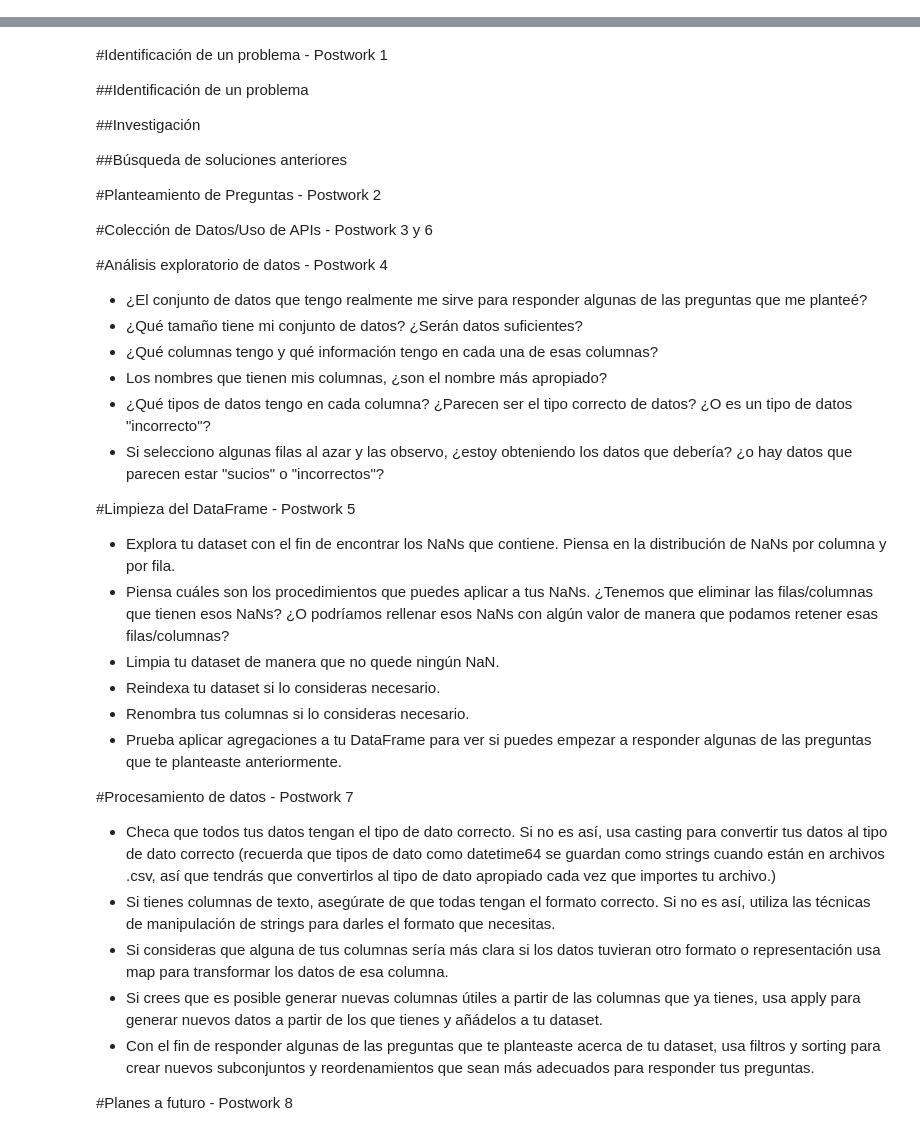
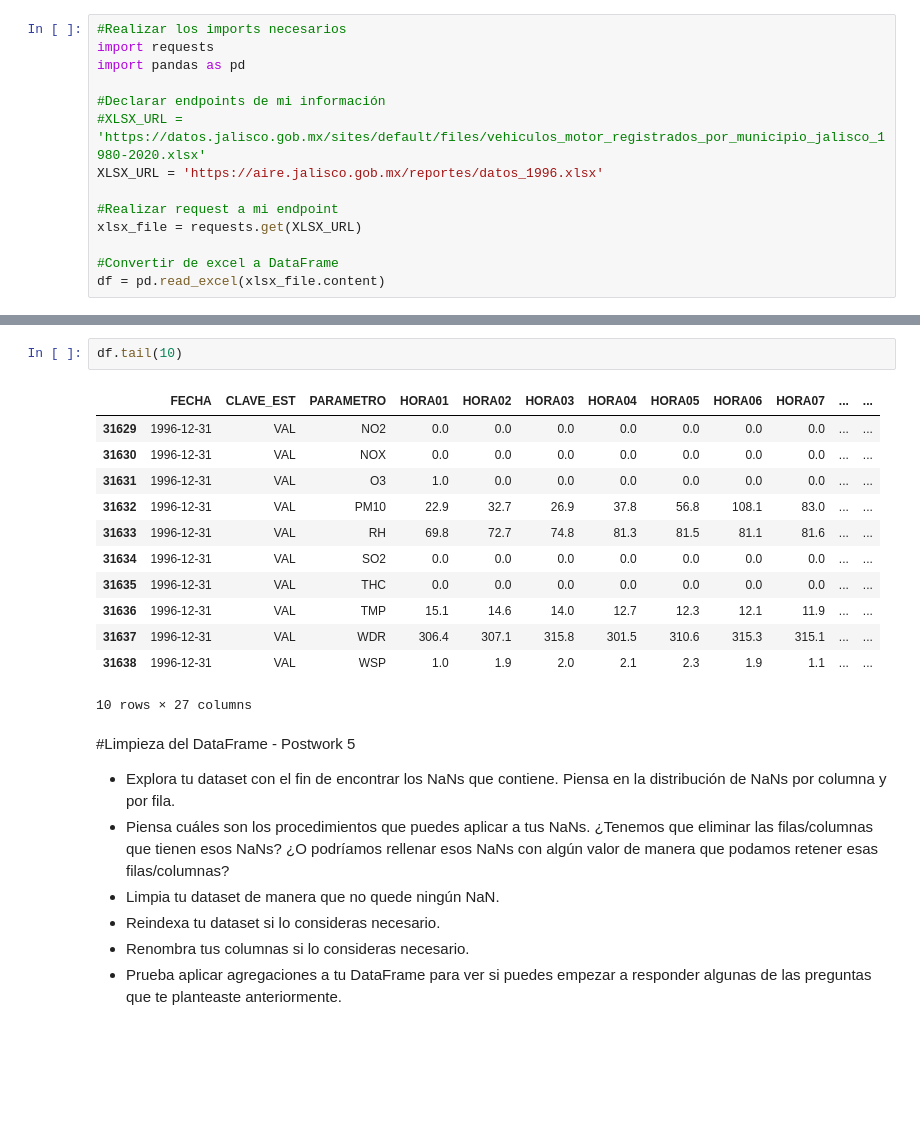
Before and after one commit to JuanMaLR/bedu-equipo4-dataScience-P-FP, a Jupyter notebook: FinalProject.ipynb, the cells around one changed output, grey strips where cells are left out. Drawn from its saved outputs; the diff is of its cells as text; blank space fills up the shorter version.

```diff
--- a/FinalProject.ipynb
+++ b/FinalProject.ipynb
@@ -2,0 +31,14 @@
+# %%
+#Realizar los imports necesarios
+import requests
+import pandas as pd
+
+#Declarar endpoints de mi información
+#XLSX_URL = 'https://datos.jalisco.gob.mx/sites/default/files/vehiculos_motor_registrados_por_municipio_jalisco_1980-2020.xlsx'
+XLSX_URL = 'https://aire.jalisco.gob.mx/reportes/datos_1996.xlsx'
+
+#Realizar request a mi endpoint
+xlsx_file = requests.get(XLSX_URL)
+
+#Convertir de excel a DataFrame
+df = pd.read_excel(xlsx_file.content)
@@ -3,34 +121,19 @@
+# %%
+df.tail(10)
+# %% [output]
+|  | FECHA | CLAVE_EST | PARAMETRO | HORA01 | HORA02 | HORA03 | HORA04 | HORA05 | HORA06 | HORA07 | ... | ... |
+| 31629 | 1996-12-31 | VAL | NO2 | 0.0 | 0.0 | 0.0 | 0.0 | 0.0 | 0.0 | 0.0 | ... | ... |
+| 31630 | 1996-12-31 | VAL | NOX | 0.0 | 0.0 | 0.0 | 0.0 | 0.0 | 0.0 | 0.0 | ... | ... |
+| 31631 | 1996-12-31 | VAL | O3 | 1.0 | 0.0 | 0.0 | 0.0 | 0.0 | 0.0 | 0.0 | ... | ... |
+| 31632 | 1996-12-31 | VAL | PM10 | 22.9 | 32.7 | 26.9 | 37.8 | 56.8 | 108.1 | 83.0 | ... | ... |
+| 31633 | 1996-12-31 | VAL | RH | 69.8 | 72.7 | 74.8 | 81.3 | 81.5 | 81.1 | 81.6 | ... | ... |
+| 31634 | 1996-12-31 | VAL | SO2 | 0.0 | 0.0 | 0.0 | 0.0 | 0.0 | 0.0 | 0.0 | ... | ... |
+| 31635 | 1996-12-31 | VAL | THC | 0.0 | 0.0 | 0.0 | 0.0 | 0.0 | 0.0 | 0.0 | ... | ... |
+| 31636 | 1996-12-31 | VAL | TMP | 15.1 | 14.6 | 14.0 | 12.7 | 12.3 | 12.1 | 11.9 | ... | ... |
+| 31637 | 1996-12-31 | VAL | WDR | 306.4 | 307.1 | 315.8 | 301.5 | 310.6 | 315.3 | 315.1 | ... | ... |
+| 31638 | 1996-12-31 | VAL | WSP | 1.0 | 1.9 | 2.0 | 2.1 | 2.3 | 1.9 | 1.1 | ... | ... |
+10 rows × 27 columns
 # %% [markdown]
-#Identificación de un problema - Postwork 1
-
-
-##Identificación de un problema
-
-
-##Investigación
-
-
-##Búsqueda de soluciones anteriores
-
-
-#Planteamiento de Preguntas  - Postwork 2
-
-
-#Colección de Datos/Uso de APIs  - Postwork 3 y 6
-
-
-#Análisis exploratorio de datos - Postwork 4
-
-*   ¿El conjunto de datos que tengo realmente me sirve para responder algunas de las preguntas que me planteé?
-*   ¿Qué tamaño tiene mi conjunto de datos? ¿Serán datos suficientes?
-*   ¿Qué columnas tengo y qué información tengo en cada una de esas columnas?
-*   Los nombres que tienen mis columnas, ¿son el nombre más apropiado?
-*   ¿Qué tipos de datos tengo en cada columna? ¿Parecen ser el tipo correcto de datos? ¿O es un tipo de datos "incorrecto"?
-*   Si selecciono algunas filas al azar y las observo, ¿estoy obteniendo los datos que debería? ¿o hay datos que parecen estar "sucios" o "incorrectos"?
-
-
-
-
 #Limpieza del DataFrame - Postwork 5
 
 *   Explora tu dataset con el fin de encontrar los NaNs que contiene. Piensa en la distribución de NaNs por columna y por fila.
@@ -39,13 +142,3 @@
 *   Reindexa tu dataset si lo consideras necesario.
 *   Renombra tus columnas si lo consideras necesario.
 *   Prueba aplicar agregaciones a tu DataFrame para ver si puedes empezar a responder algunas de las preguntas que te planteaste anteriormente.
-
-#Procesamiento de datos  - Postwork 7
-
-*   Checa que todos tus datos tengan el tipo de dato correcto. Si no es así, usa casting para convertir tus datos al tipo de dato correcto (recuerda que tipos de dato como datetime64 se guardan como strings cuando están en archivos .csv, así que tendrás que convertirlos al tipo de dato apropiado cada vez que importes tu archivo.)
-*   Si tienes columnas de texto, asegúrate de que todas tengan el formato correcto. Si no es así, utiliza las técnicas de manipulación de strings para darles el formato que necesitas.
-*   Si consideras que alguna de tus columnas sería más clara si los datos tuvieran otro formato o representación usa map para transformar los datos de esa columna.
-*   Si crees que es posible generar nuevas columnas útiles a partir de las columnas que ya tienes, usa apply para generar nuevos datos a partir de los que tienes y añádelos a tu dataset.
-*   Con el fin de responder algunas de las preguntas que te planteaste acerca de tu dataset, usa filtros y sorting para crear nuevos subconjuntos y reordenamientos que sean más adecuados para responder tus preguntas.
-
-#Planes a futuro  - Postwork 8
```
Also changed, not shown: parts of 16 cells of this notebook.
